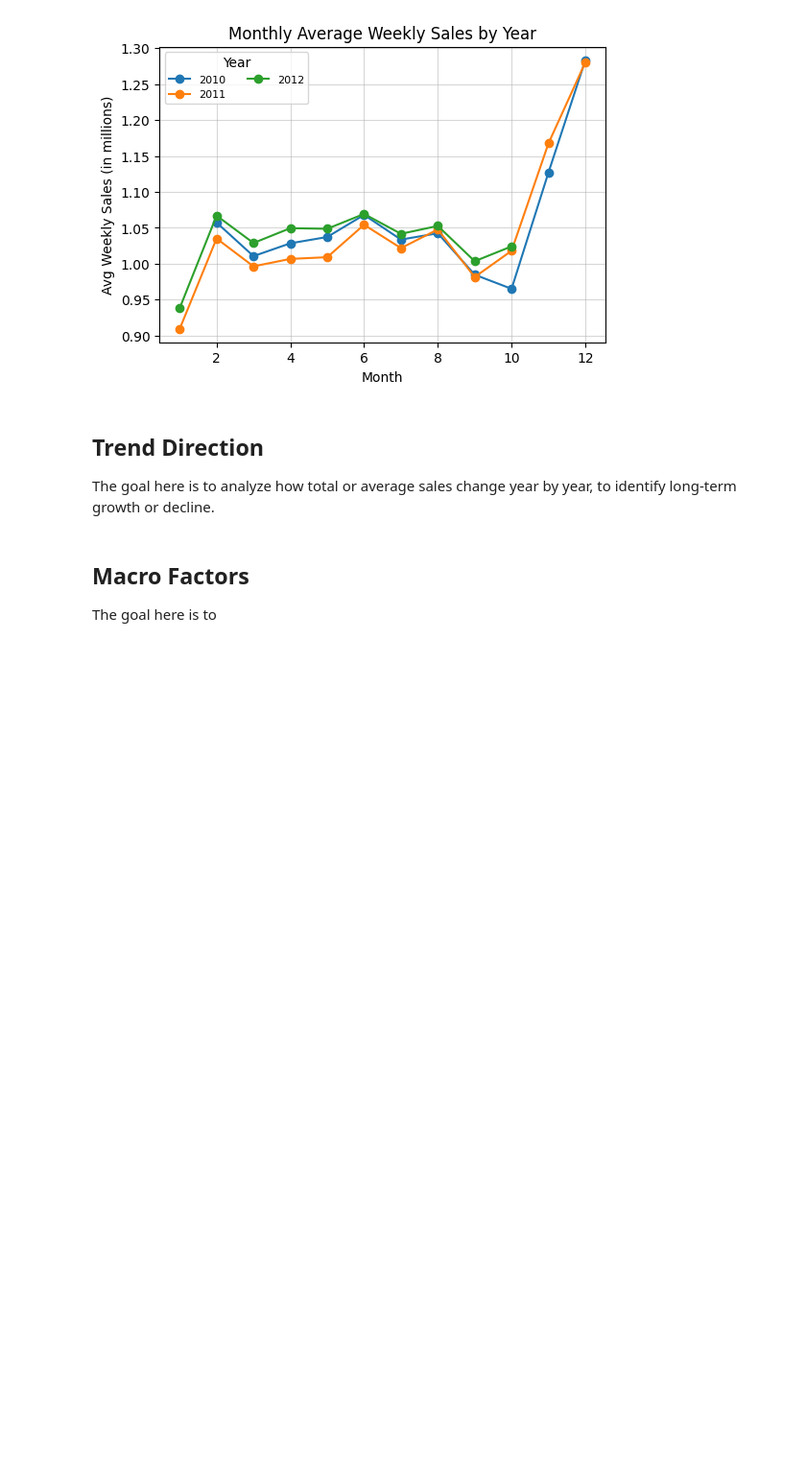
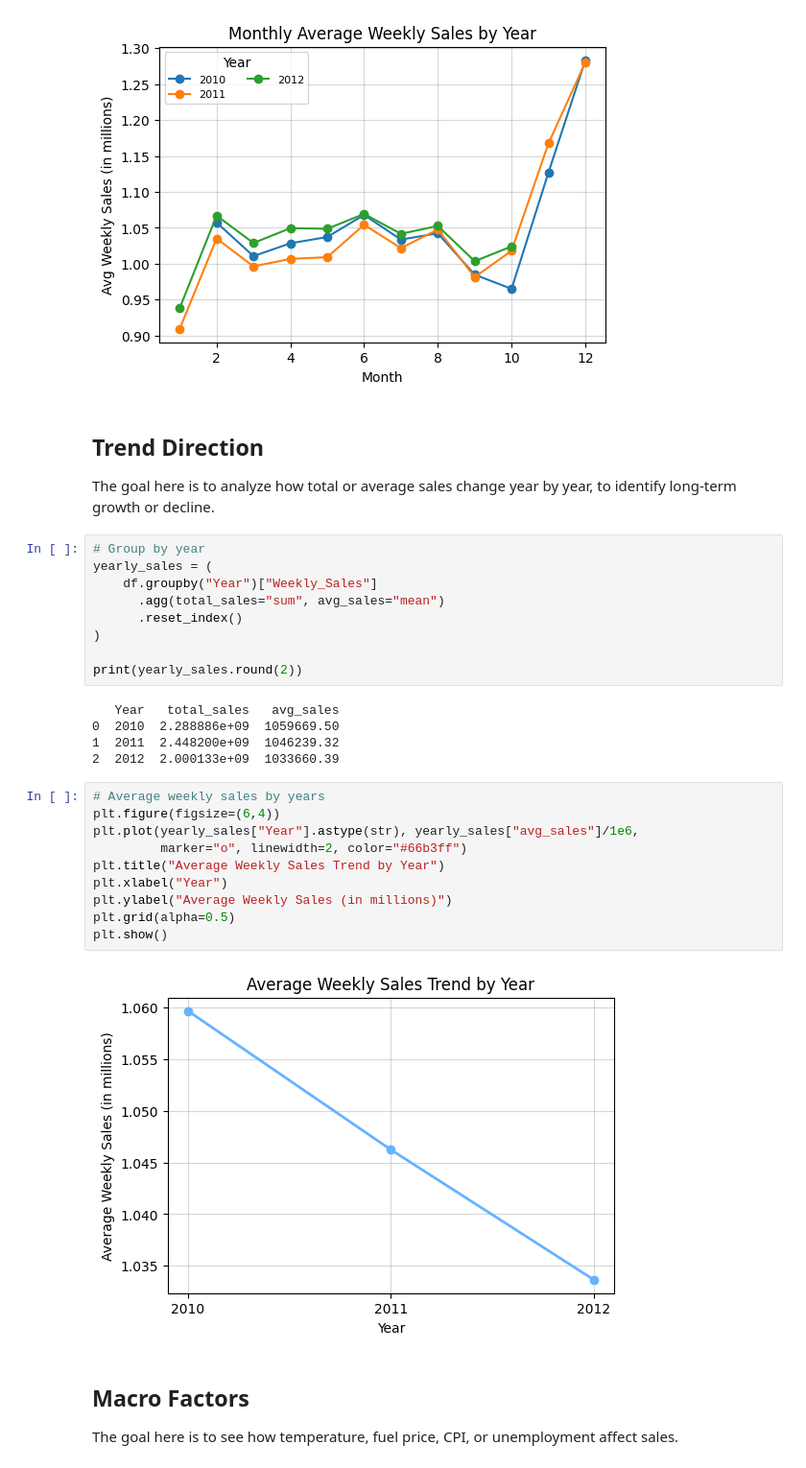
Before and after one commit to freddieguo/guofreddie, a Jupyter notebook: walmart_project/notebook/walmart_analysis.ipynb, the cells around one changed output. Shown: that part at 96% size. Saved outputs shown, nothing was run; the diff lists cells and outputs as text; blank space fills up the shorter version.

Commit message:
Completed trend and macro factors analysis

```diff
--- a/walmart_project/notebook/walmart_analysis.ipynb
+++ b/walmart_project/notebook/walmart_analysis.ipynb
@@ -351,7 +322,33 @@ plt.show()
 ## Trend Direction
 
 The goal here is to analyze how total or average sales change year by year, to identify long-term growth or decline.
+# %%
+# Group by year
+yearly_sales = (
+    df.groupby("Year")["Weekly_Sales"]
+      .agg(total_sales="sum", avg_sales="mean")
+      .reset_index()
+)
+
+print(yearly_sales.round(2))
+# %% [output]
+   Year   total_sales   avg_sales
+0  2010  2.288886e+09  1059669.50
+1  2011  2.448200e+09  1046239.32
+2  2012  2.000133e+09  1033660.39
+# %%
+# Average weekly sales by years
+plt.figure(figsize=(6,4))
+plt.plot(yearly_sales["Year"].astype(str), yearly_sales["avg_sales"]/1e6,
+         marker="o", linewidth=2, color="#66b3ff")
+plt.title("Average Weekly Sales Trend by Year")
+plt.xlabel("Year")
+plt.ylabel("Average Weekly Sales (in millions)")
+plt.grid(alpha=0.5)
+plt.show()
+# %% [output]
+[figure, added]
 # %% [markdown]
 ## Macro Factors
 
-The goal here is to
+The goal here is to see how temperature, fuel price, CPI, or unemployment affect sales.
```
Also changed, not shown: parts of 8 cells of this notebook.
